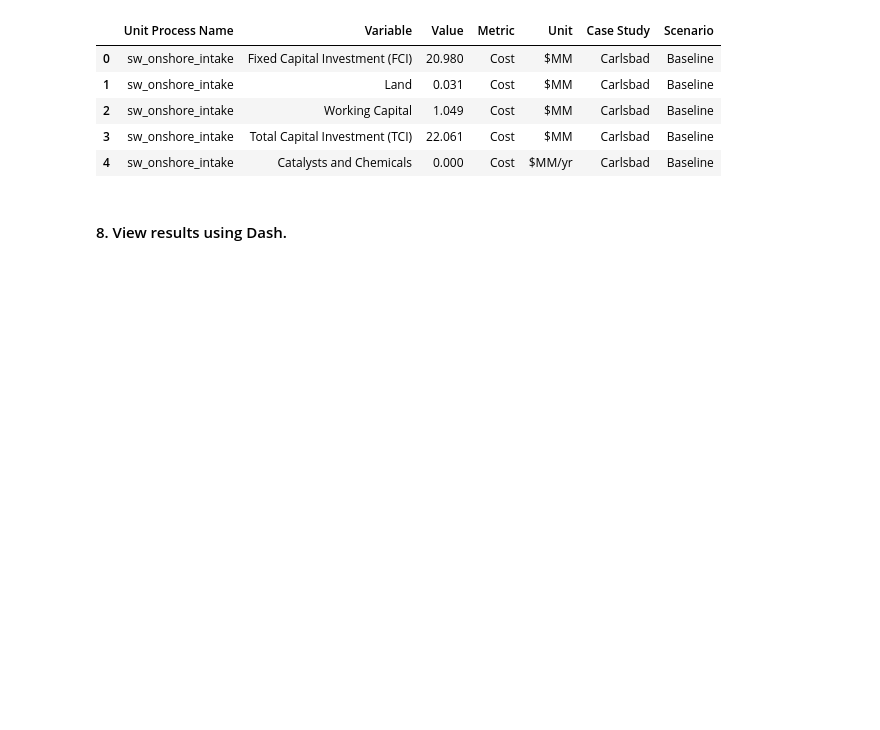
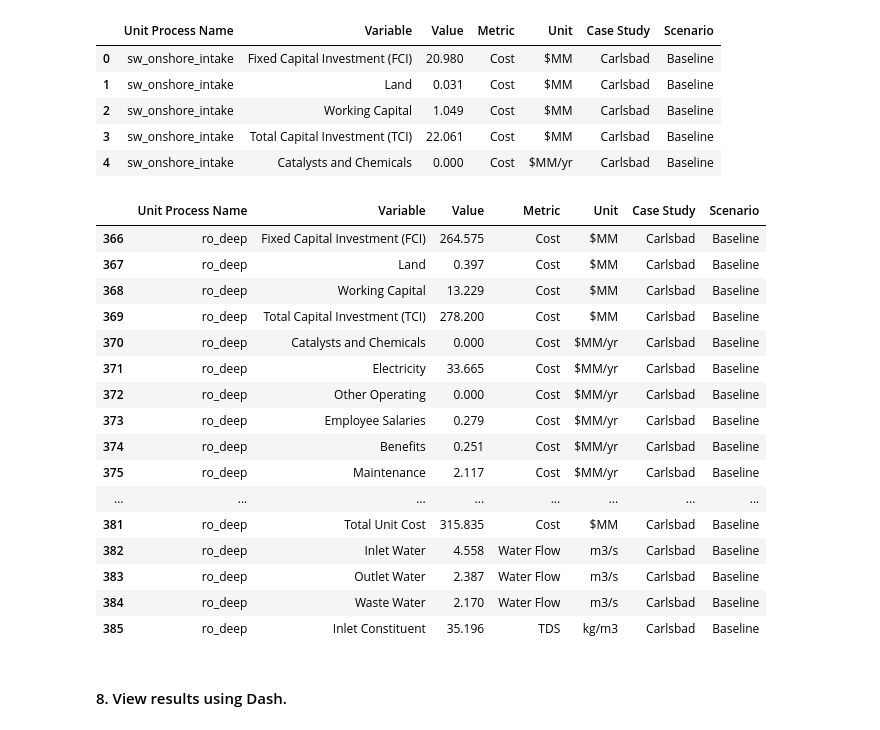
Before and after one commit to NREL/WaterTAP3, a Jupyter notebook: IDAES-WaterTAP3_v2/WaterTAP3_RunTrain_Tutorial-Carlsbad_Feb3.ipynb, the cells around one changed output. Saved outputs shown, nothing was run; the diff lists cells and outputs as text; code cells hidden in the pictures; blank space fills up the shorter version.

```diff
--- a/IDAES-WaterTAP3_v2/WaterTAP3_RunTrain_Tutorial-Carlsbad_Feb3.ipynb
+++ b/IDAES-WaterTAP3_v2/WaterTAP3_RunTrain_Tutorial-Carlsbad_Feb3.ipynb
@@ -52,2 +48,2 @@ wt.display.show_train2(model_name=m)
 # %%
-wt.run_water_tap(m = m, solver_results = False, print_model_results = False)
+wt.run_water_tap(m = m, solver_results = True, print_model_results = True)
@@ -62,6 +76,27 @@ wt.get_results_table(m = m).head()
 | 2 | sw_onshore_intake | Working Capital | 1.049 | Cost | $MM | Carlsbad | Baseline |
 | 3 | sw_onshore_intake | Total Capital Investment (TCI) | 22.061 | Cost | $MM | Carlsbad | Baseline |
 | 4 | sw_onshore_intake | Catalysts and Chemicals | 0.000 | Cost | $MM/yr | Carlsbad | Baseline |
+# %%
+df = wt.get_results_table(m = m)
+df[df["Unit Process Name"] == "ro_deep"].head(20)
+# %% [output]
+|  | Unit Process Name | Variable | Value | Metric | Unit | Case Study | Scenario |
+| 366 | ro_deep | Fixed Capital Investment (FCI) | 264.575 | Cost | $MM | Carlsbad | Baseline |
+| 367 | ro_deep | Land | 0.397 | Cost | $MM | Carlsbad | Baseline |
+| 368 | ro_deep | Working Capital | 13.229 | Cost | $MM | Carlsbad | Baseline |
+| 369 | ro_deep | Total Capital Investment (TCI) | 278.200 | Cost | $MM | Carlsbad | Baseline |
+| 370 | ro_deep | Catalysts and Chemicals | 0.000 | Cost | $MM/yr | Carlsbad | Baseline |
+| 371 | ro_deep | Electricity | 33.665 | Cost | $MM/yr | Carlsbad | Baseline |
+| 372 | ro_deep | Other Operating | 0.000 | Cost | $MM/yr | Carlsbad | Baseline |
+| 373 | ro_deep | Employee Salaries | 0.279 | Cost | $MM/yr | Carlsbad | Baseline |
+| 374 | ro_deep | Benefits | 0.251 | Cost | $MM/yr | Carlsbad | Baseline |
+| 375 | ro_deep | Maintenance | 2.117 | Cost | $MM/yr | Carlsbad | Baseline |
+| ... | ... | ... | ... | ... | ... | ... | ... |
+| 381 | ro_deep | Total Unit Cost | 315.835 | Cost | $MM | Carlsbad | Baseline |
+| 382 | ro_deep | Inlet Water | 4.558 | Water Flow | m3/s | Carlsbad | Baseline |
+| 383 | ro_deep | Outlet Water | 2.387 | Water Flow | m3/s | Carlsbad | Baseline |
+| 384 | ro_deep | Waste Water | 2.170 | Water Flow | m3/s | Carlsbad | Baseline |
+| 385 | ro_deep | Inlet Constituent | 35.196 | TDS | kg/m3 | Carlsbad | Baseline |
 # %% [markdown]
 #### 8. View results using Dash.
 # %%
```
Also changed, not shown: parts of 19 cells of this notebook, 3 other files.
